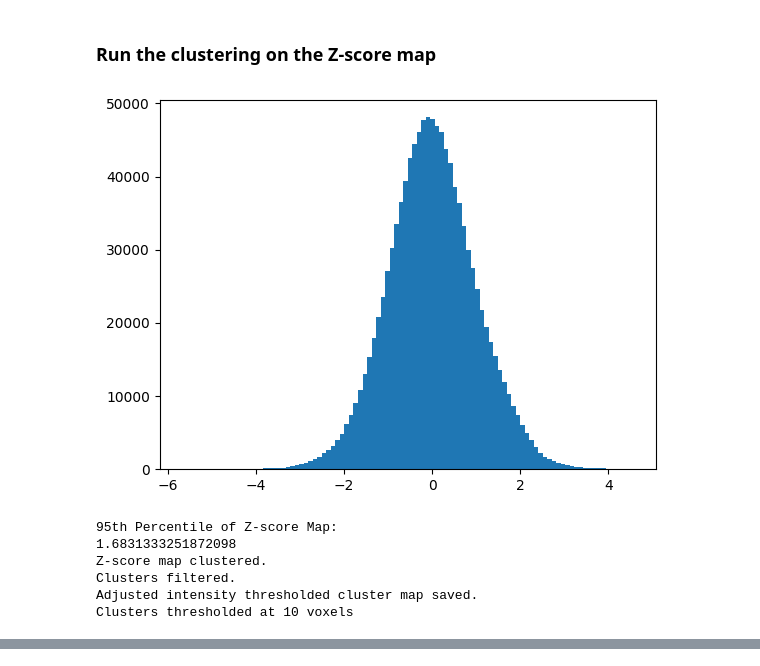
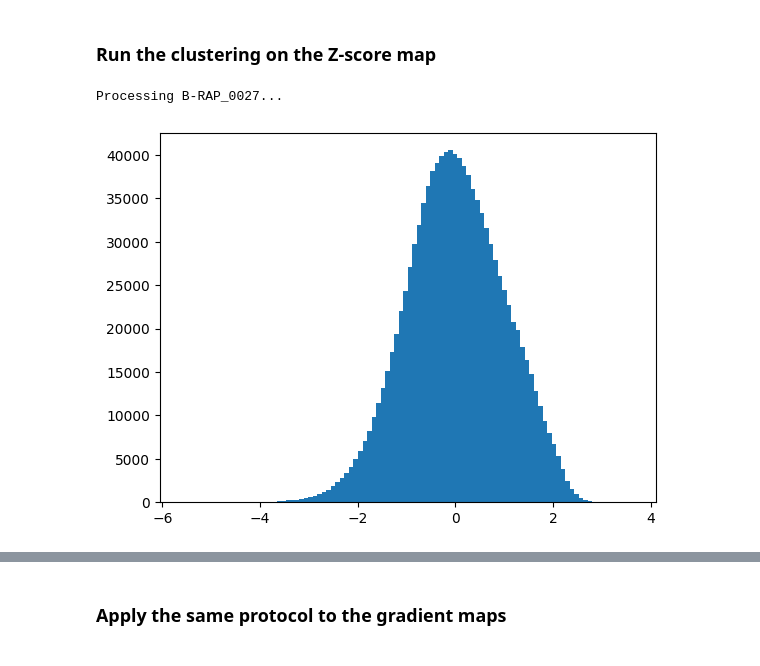
Before and after one commit to Ela-Kan/longitudinal_ARIA_E_detection, a Jupyter notebook: Code/analysing_data.ipynb, the cells around one changed output, grey strips where cells are left out. Cells and saved outputs as stored; diff of their text form; code cells hidden in the pictures.

Commit message:
Running clustering on all maps

```diff
--- a/Code/analysing_data.ipynb
+++ b/Code/analysing_data.ipynb
@@ -22,10 +22,10 @@ import ZscoreClustering as zc
 # %%
 # open the subject info table and turn into pd dataframe
-subject_info_df = pd.read_csv('~/Documents/MRes_Project/subject_info.csv')
+subject_info_df = pd.read_csv('/home/ela/Documents/longitudinal_ARIA_E_detection/subject_info.csv')
 print(subject_info_df) # print current subject info
 
 # select the subject/s to be processed (set this just to loop through all if that's what we want)
-sp = [1]
+sp = [0]
 
 for i in range(0, len(sp)):
     # select patient ID and number of time points in the sequences
@@ -59,46 +61,49 @@ Computed Z-Score map
 # %% [markdown]
 ### Run the clustering on the Z-score map
 # %%
-# load in the z-score map for the most obvious subject
+# select the subject/s to be processed (set this just to loop through all if that's what we want)
+sp = [0]
 
-z_score_map_file = f"/home/ela/Documents/B-RAPIDD/{test_subject_id}/3D-FLAIR/z_score_maps/variance/z_score_map.nii.gz" # variance
-z_score_map = nib.load(z_score_map_file).get_fdata()
-z_score_map_flat = z_score_map.flatten()
+for i in range(0, len(sp)):
+    # select patient ID and number of time points in the sequences
+    test_subject_id = subject_info_df.Subject_ID[sp[i]]
+    test_total_num_time_points = subject_info_df.Time_Points[sp[i]]
 
-# ignoring, the background, plot the histogram of the z-score map and find the 95th percentile
-brain_mask_file = f"/home/ela/Documents/B-RAPIDD/{test_subject_id}/3D-FLAIR/brain_nifti/masks/{test_subject_id}_0{test_total_num_time_points}_D1.nii"
-brain_mask = nib.load(brain_mask_file)
-brain_mask_flat = brain_mask.get_fdata().flatten()
+    print(f"Processing {test_subject_id}...")
 
-# plot the histogram of the z-score map, ignoring the brain_mask
-z_score_map_brain_only = z_score_map_flat[brain_mask_flat > 0]
-plt.hist(z_score_map_brain_only, bins=100)
-plt.show()
+    z_score_map_file = f"/home/ela/Documents/B-RAPIDD/{test_subject_id}/3D-FLAIR/z_score_maps/variance/z_score_map.nii.gz" # variance
+    z_score_map = nib.load(z_score_map_file).get_fdata()
+    z_score_map_flat = z_score_map.flatten()
 
-# find the 95th percentile of the z-score map
-z_score_map_95th_percentile = np.percentile(z_score_map_brain_only, 95)
+    # ignoring, the background, plot the histogram of the z-score map and find the 95th percentile
+    brain_mask_file = f"/home/ela/Documents/B-RAPIDD/{test_subject_id}/3D-FLAIR/brain_nifti/masks/{test_subject_id}_0{test_total_num_time_points}_D1.nii"
+    brain_mask = nib.load(brain_mask_file)
+    brain_mask_flat = brain_mask.get_fdata().flatten()
 
-print('95th Percentile of Z-score Map: ')
-print(z_score_map_95th_percentile)
+    # plot the histogram of the z-score map, ignoring the brain_mask
+    z_score_map_brain_only = z_score_map_flat[brain_mask_flat > 0]
+    plt.hist(z_score_map_brain_only, bins=100)
+    plt.show()
 
-# run the clustering pipeline
-testZscoreClustering = zc.ZscoreClustering()
-cluster_info_out_file = f"/home/ela/Documents/B-RAPIDD/{test_subject_id}/3D-FLAIR/z_score_maps/variance/clusters/cluster_info.txt"
-cluster_out_file = f"/home/ela/Documents/B-RAPIDD/{test_subject_id}/3D-FLAIR/z_score_maps/variance/clusters/raw_clusters.nii.gz"
-threshold = z_score_map_95th_percentile
-testZscoreClustering.clusterZscore(z_score_map_file, cluster_info_out_file, cluster_out_file, threshold)
+    # find the 95th percentile of the z-score map
+    z_score_map_95th_percentile = np.percentile(z_score_map_brain_only, 95)
 
-# filter clusters so only those above 10 voxels are retained
-thresholded_cluster_map_file = f"/home/ela/Documents/B-RAPIDD/{test_subject_id}/3D-FLAIR/z_score_maps/variance/clusters/thresholded_clusters.nii.gz"
-adjusted_intensity_thresholded_cluster_map_file = f"/home/ela/Documents/B-RAPIDD/{test_subject_id}/3D-FLAIR/z_score_maps/variance/clusters/adjusted_intesity_thresholded_clusters.nii.gz"
-testZscoreClustering.filterClusters(cluster_out_file, cluster_info_out_file, thresholded_cluster_map_file, adjusted_intensity_thresholded_cluster_map_file)
+    print('95th Percentile of Z-score Map: ')
+    print(z_score_map_95th_percentile)
 
-print("Clusters thresholded at 10 voxels")
+    # run the clustering pipeline
+    testZscoreClustering = zc.ZscoreClustering()
+    cluster_info_out_file = f"/home/ela/Documents/B-RAPIDD/{test_subject_id}/3D-FLAIR/z_score_maps/variance/clusters/cluster_info.txt"
+    cluster_out_file = f"/home/ela/Documents/B-RAPIDD/{test_subject_id}/3D-FLAIR/z_score_maps/variance/clusters/raw_clusters.nii.gz"
+    threshold = z_score_map_95th_percentile
+    testZscoreClustering.clusterZscore(z_score_map_file, cluster_info_out_file, cluster_out_file, threshold)
+
+    # filter clusters so only those above 10 voxels are retained
+    thresholded_cluster_map_file = f"/home/ela/Documents/B-RAPIDD/{test_subject_id}/3D-FLAIR/z_score_maps/variance/clusters/thresholded_clusters.nii.gz"
+    adjusted_intensity_thresholded_cluster_map_file = f"/home/ela/Documents/B-RAPIDD/{test_subject_id}/3D-FLAIR/z_score_maps/variance/clusters/adjusted_intesity_thresholded_clusters.nii.gz"
+    testZscoreClustering.filterClusters(cluster_out_file, cluster_info_out_file, thresholded_cluster_map_file, adjusted_intensity_thresholded_cluster_map_file)
+
+    print("Clusters thresholded at 10 voxels")
 # %% [output]
+Processing B-RAP_0027...
-[figure, old version]
+[figure, new version]
-95th Percentile of Z-score Map:
-1.6831333251872098
-Z-score map clustered.
-Clusters filtered.
-Adjusted intensity thresholded cluster map saved.
-Clusters thresholded at 10 voxels
@@ -104,0 +116,2 @@ Clusters thresholded at 10 voxels
+# %% [markdown]
+### Apply the same protocol to the gradient maps
```
Also changed, not shown: parts of 7 cells of this notebook.
